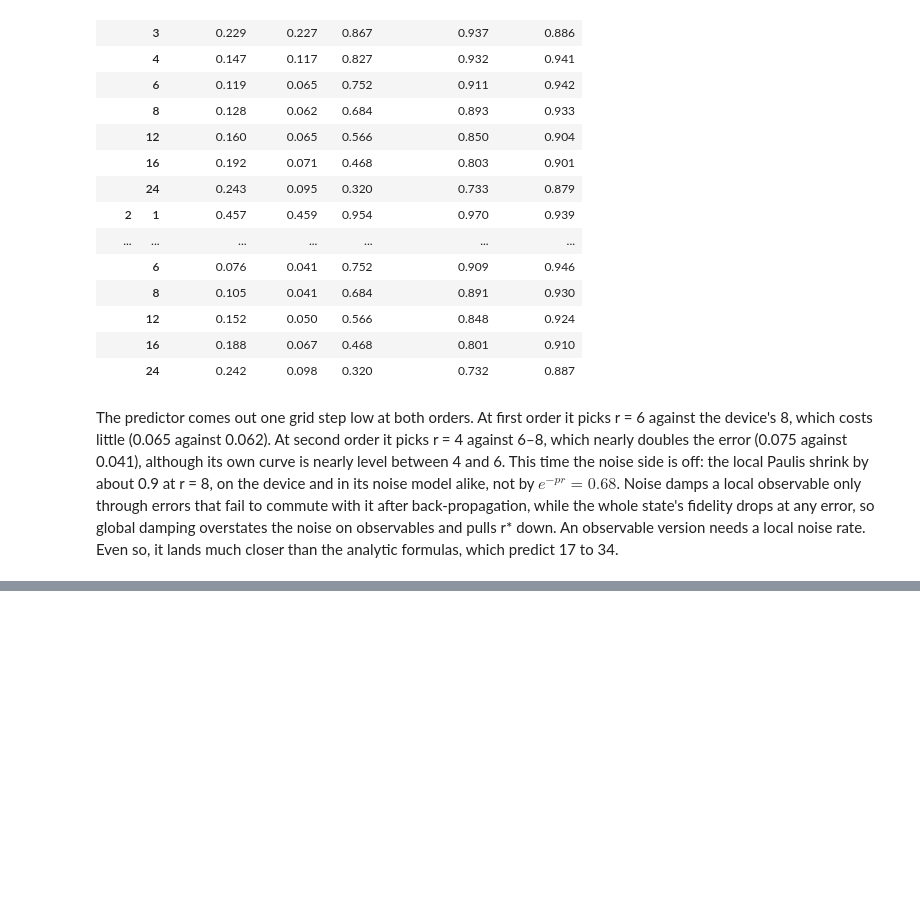
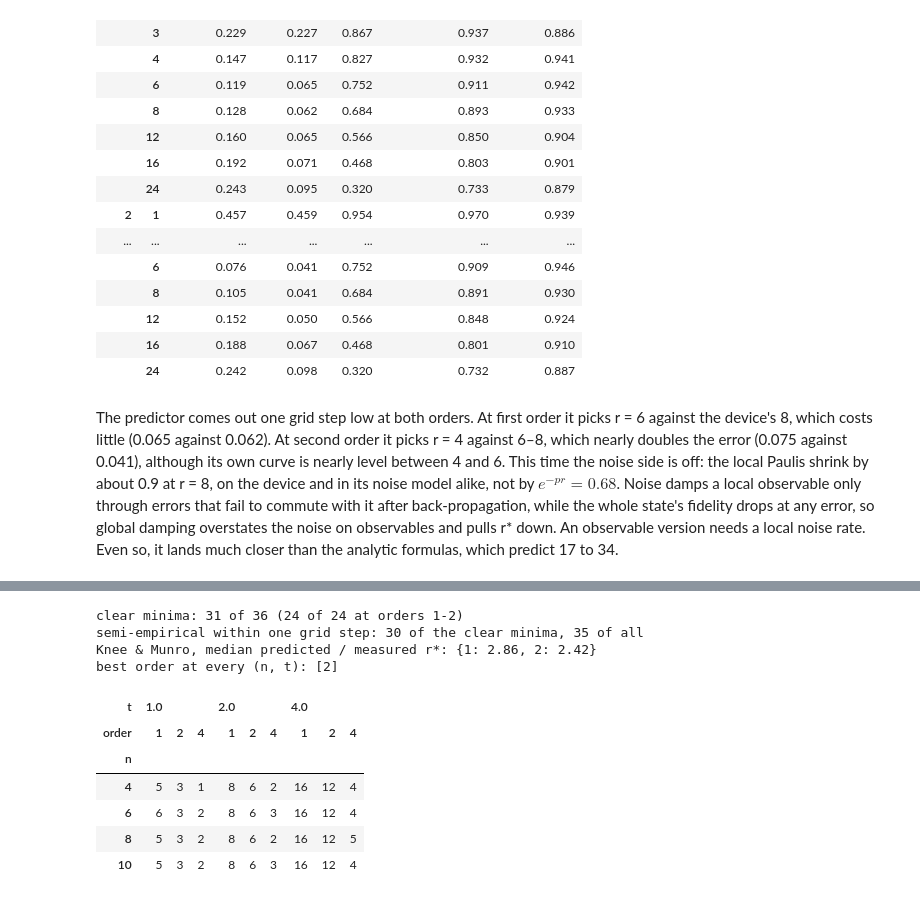
Before and after one commit to jayhsu0627/qtrotter, a Jupyter notebook: notebooks/trotter_under_noise.ipynb, the cells around one changed output, grey strips where cells are left out. Cells and saved outputs as stored; diff of their text form; code cells hidden in the pictures; blank space fills up the shorter version.

```diff
--- a/notebooks/trotter_under_noise.ipynb
+++ b/notebooks/trotter_under_noise.ipynb
@@ -575,0 +563,18 @@ than the analytic formulas, which predict 17 to 34.
+# %%
+def within_one_step(predicted, measured, grid):
+    grid = np.log(np.asarray(grid, float))
+    nearest = lambda r: np.abs(grid - np.log(r)).argmin()
+    return abs(nearest(predicted) - nearest(measured)) <= 1
+
+
+def ablation_table(ab, grid):
+    low = ab[ab.order <= 2]
+    rows = {}
+    for term in ("knee_munro", "fitted", "E_T"):
+        for rule in ("additive", "saturating"):
+            col = f"{term} {rule}"
+            ratio = (low[col] / low.r_measured).groupby(low.order).median()
+            hits = sum(within_one_step(a, b, grid) for a, b in zip(low[col], low.r_measured))
+            rows[(term, rule)] = {"median ratio, order 1": ratio[1], "median ratio, order 2": ratio[2],
+                                  "within one step": f"{hits}/{len(low)}"}
+    return pd.DataFrame(rows).T.round(2)
@@ -575,0 +588,26 @@ than the analytic formulas, which predict 17 to 34.
+# %%
+noisy_xxz = pd.read_csv(ROOT / "results/noisy_xxz.csv")
+sx = predict.summarize(noisy_xxz, noiseless)
+grid_x = sorted(noisy_xxz.r.unique())
+sx["clear"] = sx.min_rise >= 0.05
+sx["hit"] = [within_one_step(p, m, grid_x) for p, m in zip(sx.r_semi_empirical, sx.r_measured)]
+low_x = sx[sx.order <= 2]
+print(f"clear minima: {sx.clear.sum()} of {len(sx)} ({low_x.clear.sum()} of {len(low_x)} at orders 1-2)")
+print(f"semi-empirical within one grid step: {sx.hit[sx.clear].sum()} of the clear minima, {sx.hit.sum()} of all")
+print("Knee & Munro, median predicted / measured r*:",
+      (low_x.r_knee_munro / low_x.r_measured).groupby(low_x.order).median().round(2).to_dict())
+best_x = sx.pivot(index=["n", "t"], columns="order", values="err_at_optimum")
+print("best order at every (n, t):", sorted(int(o) for o in best_x.idxmin(axis=1).unique()))
+sx.pivot(index="n", columns=["t", "order"], values="r_measured").astype(int)
+# %% [output]
+clear minima: 31 of 36 (24 of 24 at orders 1-2)
+semi-empirical within one grid step: 30 of the clear minima, 35 of all
+Knee & Munro, median predicted / measured r*: {1: 2.86, 2: 2.42}
+best order at every (n, t): [2]
+| t | 1.0 |  |  | 2.0 |  |  | 4.0 |  |  |
+| order | 1 | 2 | 4 | 1 | 2 | 4 | 1 | 2 | 4 |
+| n |  |  |  |  |  |  |  |  |  |
+| 4 | 5 | 3 | 1 | 8 | 6 | 2 | 16 | 12 | 4 |
+| 6 | 6 | 3 | 2 | 8 | 6 | 3 | 16 | 12 | 4 |
+| 8 | 5 | 3 | 2 | 8 | 6 | 2 | 16 | 12 | 5 |
+| 10 | 5 | 3 | 2 | 8 | 6 | 3 | 16 | 12 | 4 |
```
Also changed, not shown: parts of 15 cells of this notebook, 11 other files.
